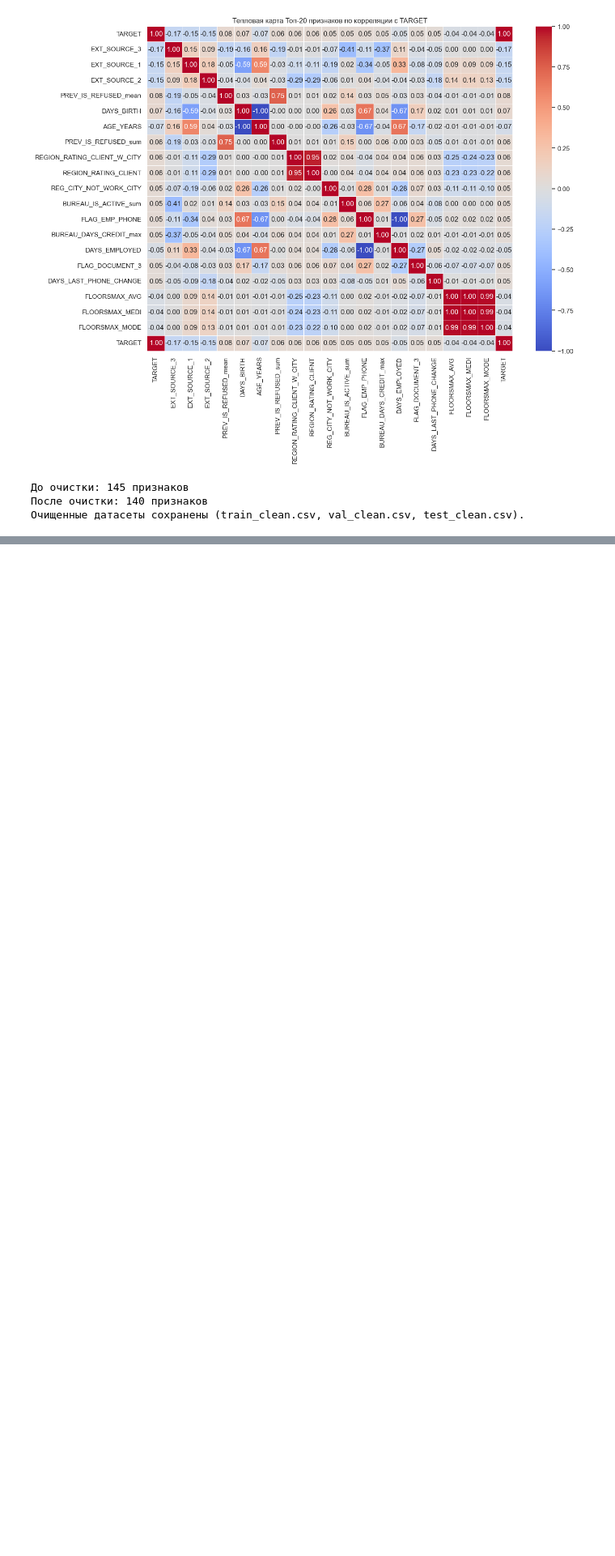
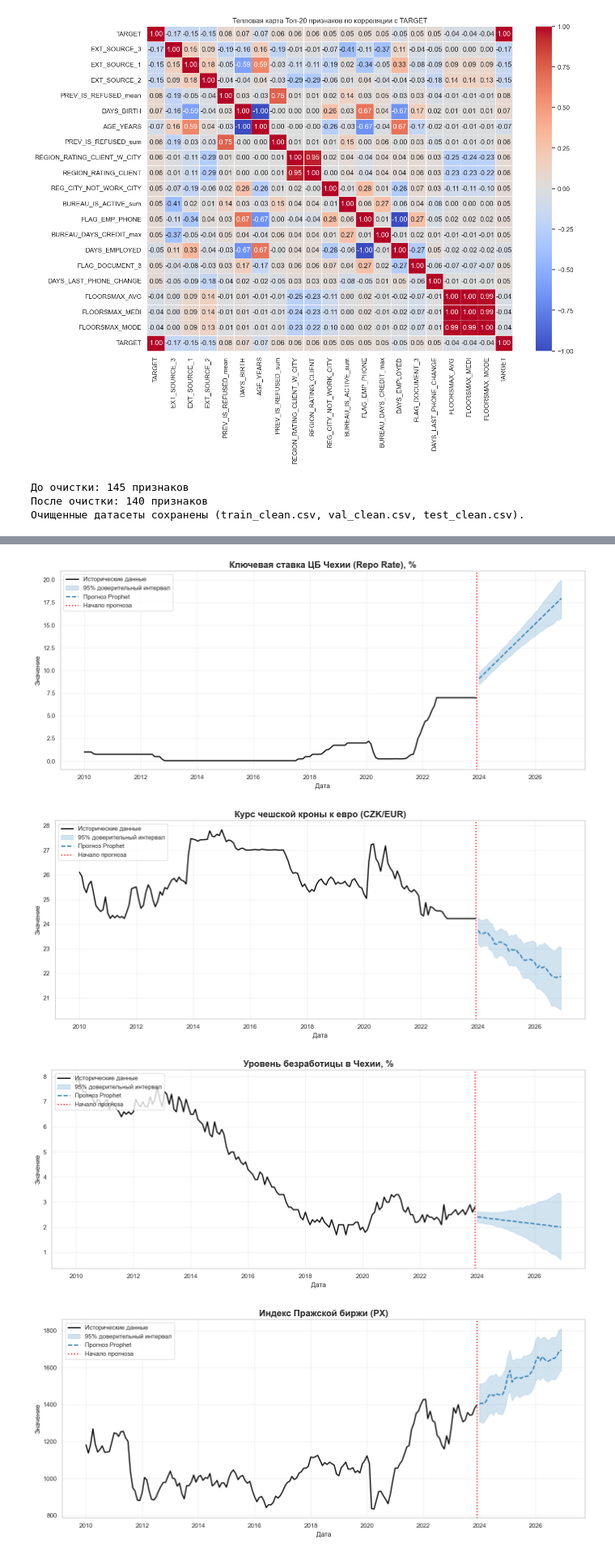
Before and after one commit to FedNirvanous451/pd_macro_project, a Jupyter notebook: EDA/eda.ipynb, the cells around one changed output, grey strips where cells are left out. Shown at 81% size. Drawn from its saved outputs; the diff is of its cells as text; code cells hidden in the pictures; blank space fills up the shorter version.

Commit message:
added scripts for prophet, graphics from notebook, tune with optuna parameters prophet model's

```diff
--- a/EDA/eda.ipynb
+++ b/EDA/eda.ipynb
@@ -381,0 +400,10 @@ print("Очищенные датасеты сохранены (train_clean.csv,
+# %%
+# Загружаем историю и прогноз
+df_hist = pd.read_csv(PROCESSED_DIR / "macro_monthly.csv")
+df_forecast = pd.read_csv(PROCESSED_DIR / "macro_forecast.csv")
+
+df_hist['date'] = pd.to_datetime(df_hist['date'])
+df_forecast['date'] = pd.to_datetime(df_forecast['date'])
+
+print(f"История: {df_hist['date'].min().date()} — {df_hist['date'].max().date()}")
+print(f"Прогноз: {df_forecast['date'].min().date()} — {df_forecast['date'].max().date()}")
@@ -381,0 +413,47 @@ print("Очищенные датасеты сохранены (train_clean.csv,
+# %%
+factors = ['repo_rate', 'czk_eur', 'unemployment', 'px', 'vix']
+titles = {
+    'repo_rate': 'Ключевая ставка ЦБ Чехии (Repo Rate), %',
+    'czk_eur': 'Курс чешской кроны к евро (CZK/EUR)',
+    'unemployment': 'Уровень безработицы в Чехии, %',
+    'px': 'Индекс Пражской биржи (PX)',
+    'vix': 'Индекс волатильности (VIX)'
+}
+
+for factor in factors:
+    fig, ax = plt.subplots(figsize=(14, 6))
+
+    # 1. Рисуем историю (черная линия)
+    ax.plot(df_hist['date'], df_hist[factor], color='black', label='Исторические данные', linewidth=2)
+
+    # 2. Рисуем доверительный интервал прогноза (голубая заливка)
+    ax.fill_between(df_forecast['date'],
+                    df_forecast[f'{factor}_lower'],
+                    df_forecast[f'{factor}_upper'],
+                    color='tab:blue', alpha=0.2, label='95% доверительный интервал')
+
+    # 3. Рисуем линию прогноза (синяя линия)
+    ax.plot(df_forecast['date'], df_forecast[f'{factor}_forecast'],
+            color='tab:blue', linewidth=2, linestyle='--', label='Прогноз Prophet')
+
+    # 4. Вертикальная линия, отделяющая прошлое от будущего
+    last_hist_date = df_hist['date'].max()
+    ax.axvline(x=last_hist_date, color='red', linestyle=':', linewidth=2, label='Начало прогноза')
+
+    # Оформление
+    ax.set_title(titles[factor], fontsize=16, fontweight='bold')
+    ax.set_xlabel('Дата', fontsize=12)
+    ax.set_ylabel('Значение', fontsize=12)
+    ax.legend(loc='upper left', fontsize=11)
+
+    # Сетка
+    ax.grid(True, alpha=0.3)
+
+    # Чтобы графики не наезжали друг на друга
+    plt.tight_layout()
+    plt.show()
+# %% [output]
+[figure, added]
+[figure, added]
+[figure, added]
+[figure, added]
```
Also changed, not shown: parts of 4 cells of this notebook, 3 other files.
